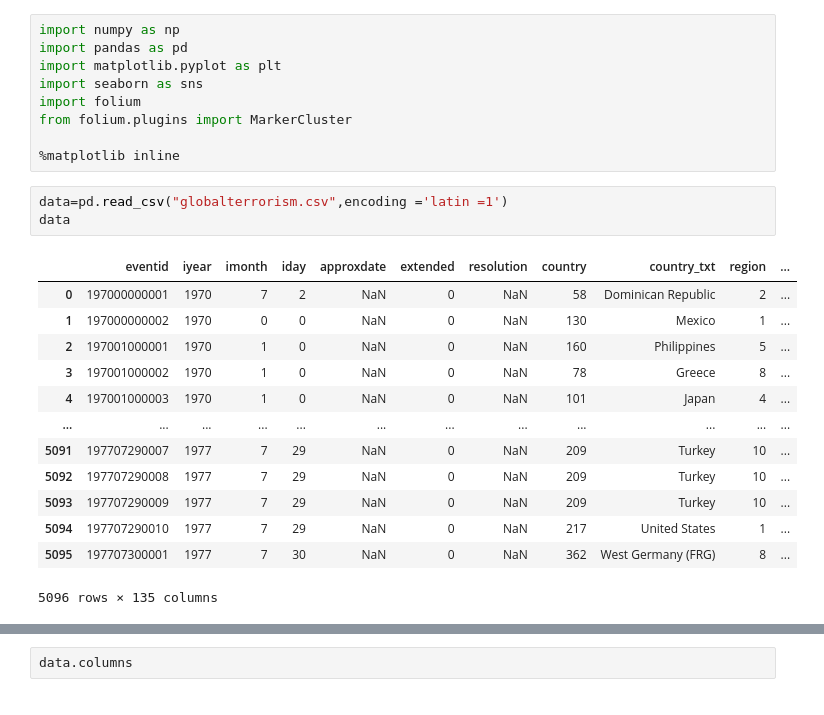
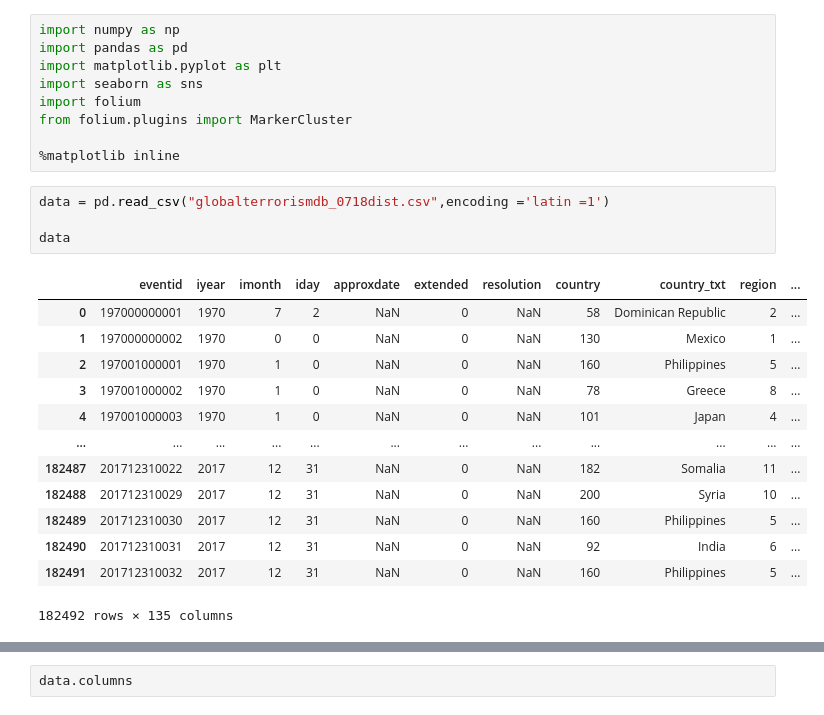
Before and after one commit to Sujitharasamsetty/Exploratory-Data-Analysis-On-Global-Terrorism-, a Jupyter notebook: Exploratory_Data_Analysis_On_Global_Terrorism.ipynb, the cells around one changed output, grey strips where cells are left out. Drawn from its saved outputs; the diff is of its cells as text.

```diff
--- a/Exploratory_Data_Analysis_On_Global_Terrorism.ipynb
+++ b/Exploratory_Data_Analysis_On_Global_Terrorism.ipynb
@@ -10,19 +10,20 @@ from folium.plugins import MarkerCluster
 
 %matplotlib inline
 # %%
-data=pd.read_csv("globalterrorism.csv",encoding ='latin =1')
+data = pd.read_csv("globalterrorismdb_0718dist.csv",encoding ='latin =1')
+
 data
 # %% [output]
 |  | eventid | iyear | imonth | iday | approxdate | extended | resolution | country | country_txt | region | ... |
 | 0 | 197000000001 | 1970 | 7 | 2 | NaN | 0 | NaN | 58 | Dominican Republic | 2 | ... |
 | 1 | 197000000002 | 1970 | 0 | 0 | NaN | 0 | NaN | 130 | Mexico | 1 | ... |
 | 2 | 197001000001 | 1970 | 1 | 0 | NaN | 0 | NaN | 160 | Philippines | 5 | ... |
 | 3 | 197001000002 | 1970 | 1 | 0 | NaN | 0 | NaN | 78 | Greece | 8 | ... |
 | 4 | 197001000003 | 1970 | 1 | 0 | NaN | 0 | NaN | 101 | Japan | 4 | ... |
 | ... | ... | ... | ... | ... | ... | ... | ... | ... | ... | ... | ... |
-| 5091 | 197707290007 | 1977 | 7 | 29 | NaN | 0 | NaN | 209 | Turkey | 10 | ... |
-| 5092 | 197707290008 | 1977 | 7 | 29 | NaN | 0 | NaN | 209 | Turkey | 10 | ... |
-| 5093 | 197707290009 | 1977 | 7 | 29 | NaN | 0 | NaN | 209 | Turkey | 10 | ... |
-| 5094 | 197707290010 | 1977 | 7 | 29 | NaN | 0 | NaN | 217 | United States | 1 | ... |
-| 5095 | 197707300001 | 1977 | 7 | 30 | NaN | 0 | NaN | 362 | West Germany (FRG) | 8 | ... |
+| 182487 | 201712310022 | 2017 | 12 | 31 | NaN | 0 | NaN | 182 | Somalia | 11 | ... |
+| 182488 | 201712310029 | 2017 | 12 | 31 | NaN | 0 | NaN | 200 | Syria | 10 | ... |
+| 182489 | 201712310030 | 2017 | 12 | 31 | NaN | 0 | NaN | 160 | Philippines | 5 | ... |
+| 182490 | 201712310031 | 2017 | 12 | 31 | NaN | 0 | NaN | 92 | India | 6 | ... |
+| 182491 | 201712310032 | 2017 | 12 | 31 | NaN | 0 | NaN | 160 | Philippines | 5 | ... |
-5096 rows × 135 columns
+182492 rows × 135 columns
```
Also changed, not shown: parts of 10 cells of this notebook.
